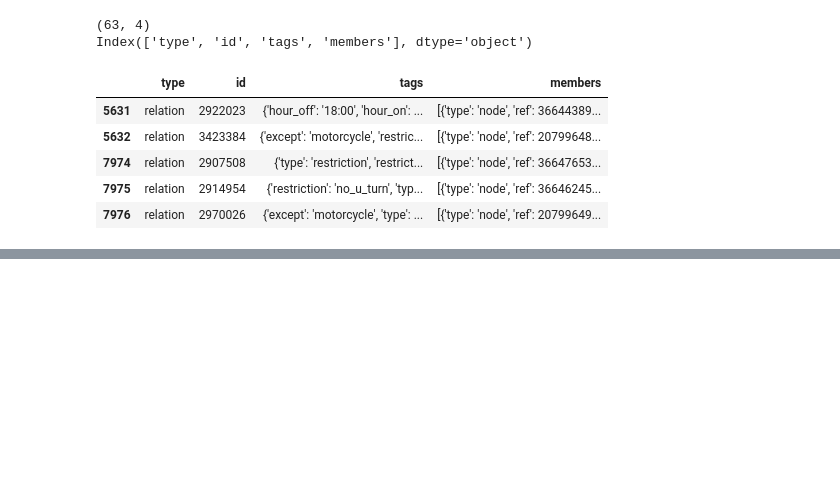
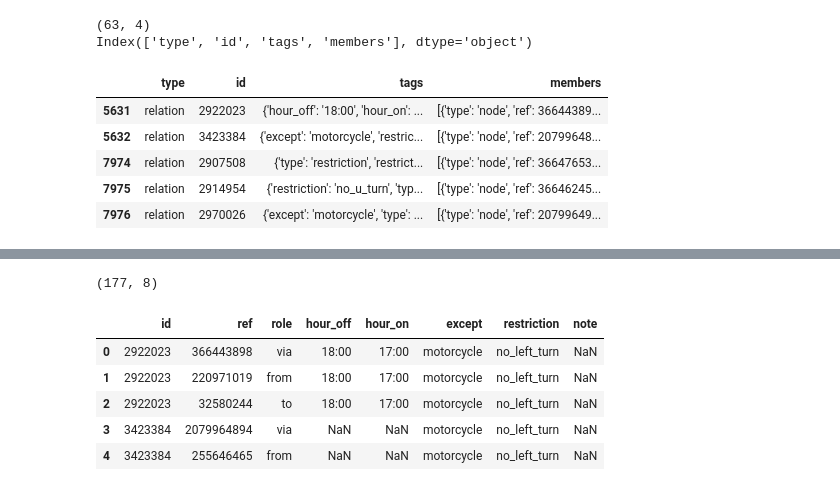
Before and after one commit to An-Sadek/HCM_IOT_GNN, a Jupyter notebook: preprocess/osm_consitency_2019_01_03.ipynb, the cells around one changed output, grey strips where cells are left out. Cells and saved outputs as stored; diff of their text form; code cells hidden in the pictures; blank space fills up the shorter version.

Commit message:
Gop lai cac relation bi tach nho le

```diff
--- a/preprocess/osm_consitency_2019_01_03.ipynb
+++ b/preprocess/osm_consitency_2019_01_03.ipynb
@@ -237,4 +237,17 @@ Index(['type', 'id', 'tags', 'members'], dtype='object')
 | 7975 | relation | 2914954 | {'restriction': 'no_u_turn', 'typ... | [{'type': 'node', 'ref': 36646245... |
 | 7976 | relation | 2970026 | {'except': 'motorcycle', 'type': ... | [{'type': 'node', 'ref': 20799649... |
 # %%
-relation_members_df =
+# Tách mỗi member thành một dòng
+df_exploded = osm_relation_df.explode("members").reset_index(drop=True)
+
+# Tách dict trong members thành các cột
+relation_members_df = pd.concat(
+    [
+        df_exploded[["id"]],
+        pd.json_normalize(df_exploded["members"]),
+    ],
+    axis=1,
+)
+
+print(relation_members_df.shape)
+relation_members_df.head()
@@ -240,0 +262,12 @@ relation_members_df =
+# %%
+relation_tags_df = pd.json_normalize(
+    osm_relation_df["tags"]
+        .where(
+            osm_relation_df["tags"]
+                .notna(),
+            other=[{}]
+        )
+)
+relation_tags_df.insert(0, "id", osm_relation_df["id"].to_numpy())
+print(relation_tags_df.shape)
+relation_tags_df.head()
@@ -240,0 +282,16 @@ relation_members_df =
+# %%
+full_relation_df = relation_members_df.merge(
+    relation_tags_df,
+    how="inner",
+    on=["id"]
+).drop(columns=["type_x", "type_y"])
+print(full_relation_df.shape)
+full_relation_df.head()
+# %% [output]
+(177, 8)
+|  | id | ref | role | hour_off | hour_on | except | restriction | note |
+| 0 | 2922023 | 366443898 | via | 18:00 | 17:00 | motorcycle | no_left_turn | NaN |
+| 1 | 2922023 | 220971019 | from | 18:00 | 17:00 | motorcycle | no_left_turn | NaN |
+| 2 | 2922023 | 32580244 | to | 18:00 | 17:00 | motorcycle | no_left_turn | NaN |
+| 3 | 3423384 | 2079964894 | via | NaN | NaN | motorcycle | no_left_turn | NaN |
+| 4 | 3423384 | 255646465 | from | NaN | NaN | motorcycle | no_left_turn | NaN |
```
Also changed, not shown: parts of 3 cells of this notebook, 2 other files.
